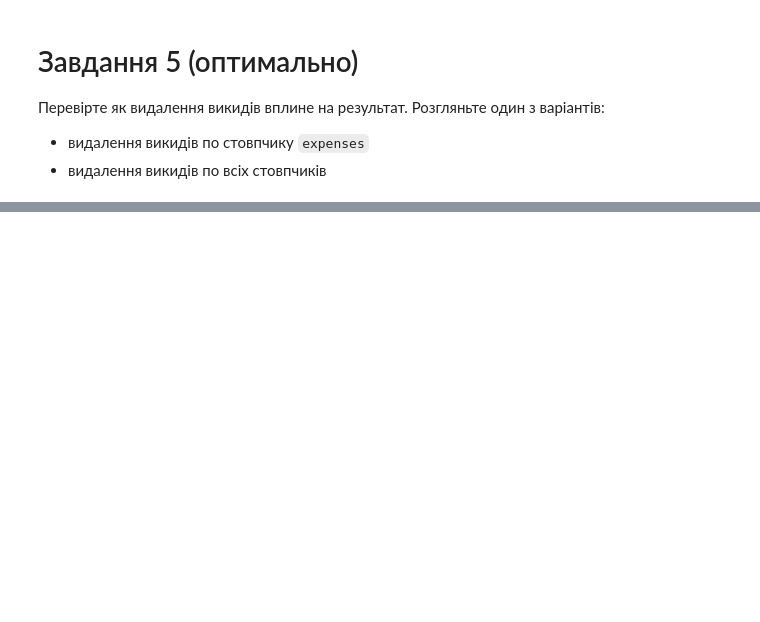
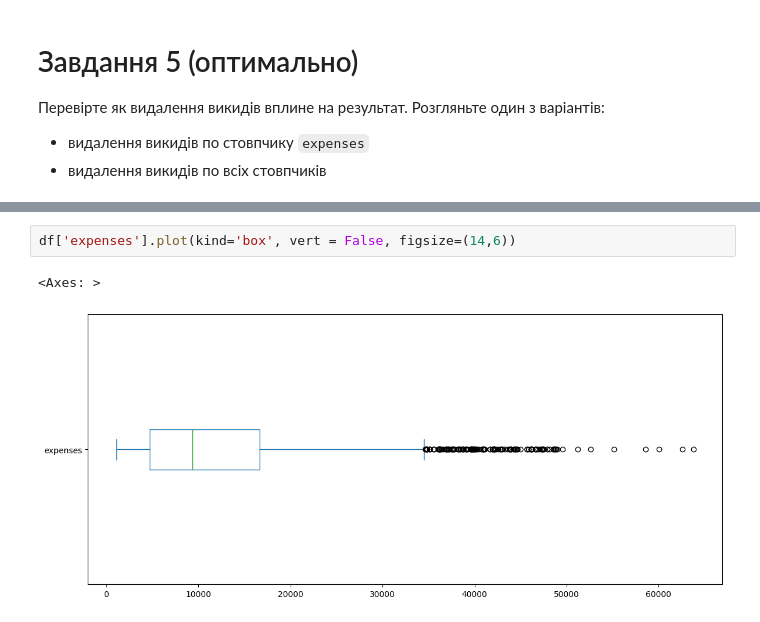
Before and after one commit to justcating/pypairs, a Jupyter notebook: ДЗ_6.ipynb, the cells around one changed output, grey strips where cells are left out. Cells and saved outputs as stored; diff of their text form; blank space fills up the shorter version.

```diff
--- a/ДЗ_6.ipynb
+++ b/ДЗ_6.ipynb
@@ -41,0 +106,5 @@ df.head()
+# %%
+df['expenses'].plot(kind='box', vert = False, figsize=(14,6))
+# %% [output]
+<Axes: >
+[figure, added]
```
Also changed, not shown: parts of 18 cells of this notebook.
